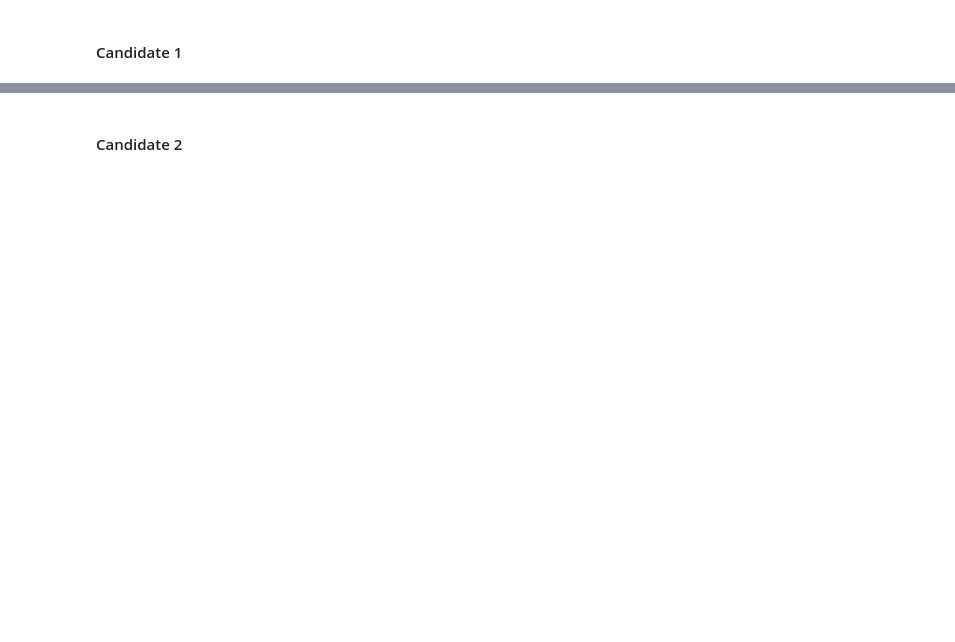
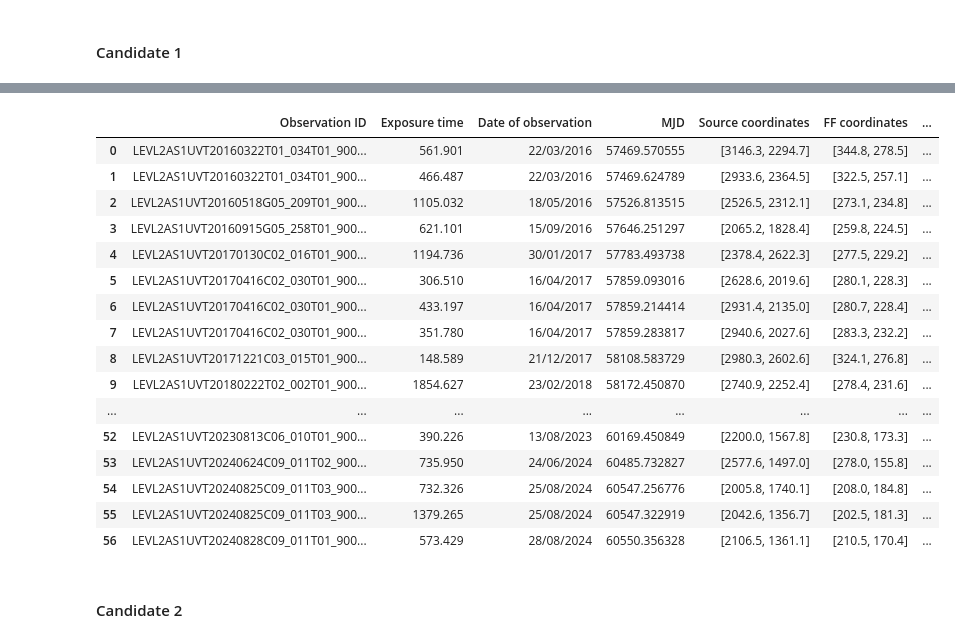
Before and after one commit to akanksha-dagore/UVIT-sensitivity-analysis, a Jupyter notebook: uvit_sensitivity.ipynb, the cells around one changed output, grey strips where cells are left out. Drawn from its saved outputs; the diff is of its cells as text; code cells hidden in the pictures; blank space fills up the shorter version.

```diff
--- a/uvit_sensitivity.ipynb
+++ b/uvit_sensitivity.ipynb
@@ -315 +196,10 @@ Y_FF_1, Y_FF_2, Y_FF_3, Y_FF_4 = [[i[j] for i in Y_FF_coord] for j in range(4)]
+# %%
+
+bkg_img_file_NGC188 = "NGC188/source_detection/source_bkg_NGC188.txt"
+data_txt_NGC188 = np.genfromtxt(bkg_img_file_NGC188, delimiter=',', dtype=None, encoding=None)
+data_NGC188 = np.array([row.split() for row in data_txt_NGC188]).T
+
+observation_id_NGC188 = data_NGC188[0]
+bkg_NGC188 = data_NGC188[3]
+bkg_data_NGC188 = pd.DataFrame(zip(observation_id_NGC188, bkg_NGC188), columns=['Observation ID', 'Median_background'])
 # %% [markdown]
@@ -506,2 +348,16 @@ for i in median_background:
+# %%
+
+# Converting candidate data to numpy arrays
+
+source_coord_NGC188 = np.array(source_coord_NGC188)
+source_coord_FF_NGC188 = np.array(source_coord_FF_NGC188)
+FF_NGC188 = np.array(FF_NGC188)
+bkg_sub_cps_NGC188 = np.array(bkg_sub_cps_NGC188)
+CPS_NGC188 = np.array(CPS_NGC188)
+CPS_err_NGC188 = np.array(CPS_err_NGC188)
+
+
+med_bkg_NGC188 = np.array(med_bkg_NGC188, dtype=np.str_)
+med_bkg_NGC188_float = np.array([f"{float(bkg):.3e}" for bkg in med_bkg_NGC188])
 # %% [markdown]
 #### Candidate 1
@@ -555,2 +364,34 @@ candidate_1
+# %%
+candidate_1 = pd.DataFrame(zip(obs_NGC188, exp_time_NGC188, obs_date_NGC188, mjd_time_NGC188, np.round(source_coord_NGC188[:,0],1),
+                               np.round(source_coord_FF_NGC188[:,0],1), FF_NGC188[:,0], med_bkg_NGC188_float, bkg_sub_cps_NGC188[:,0],
+                               CPS_NGC188[:,0], CPS_err_NGC188[:,0]),
+                           columns=['Observation ID', 'Exposure time', 'Date of observation', 'MJD', 'Source coordinates', 'FF coordinates',
+                                    'FF corrections', 'Median image background', 'Background subtracted CPS', 'Corrected CPS',
+                                    'Corrected CPS errors'])
+
+candidate_1 = candidate_1.sort_values(by='MJD', ascending=True).reset_index(drop=True)
+candidate_1.to_csv("master_sheets/candidate_1.csv", index=False)
+
+candidate_1_formatted = candidate_1.round({'Exposure time':3, 'FF corrections':3, 'Median image background':3, 'Background subtracted CPS':3,
+                                           'Corrected CPS':3, 'Corrected CPS errors':3}).reset_index(drop=True)
+candidate_1_formatted
+# %% [output]
+|  | Observation ID | Exposure time | Date of observation | MJD | Source coordinates | FF coordinates | ... |
+| 0 | LEVL2AS1UVT20160322T01_034T01_900... | 561.901 | 22/03/2016 | 57469.570555 | [3146.3, 2294.7] | [344.8, 278.5] | ... |
+| 1 | LEVL2AS1UVT20160322T01_034T01_900... | 466.487 | 22/03/2016 | 57469.624789 | [2933.6, 2364.5] | [322.5, 257.1] | ... |
+| 2 | LEVL2AS1UVT20160518G05_209T01_900... | 1105.032 | 18/05/2016 | 57526.813515 | [2526.5, 2312.1] | [273.1, 234.8] | ... |
+| 3 | LEVL2AS1UVT20160915G05_258T01_900... | 621.101 | 15/09/2016 | 57646.251297 | [2065.2, 1828.4] | [259.8, 224.5] | ... |
+| 4 | LEVL2AS1UVT20170130C02_016T01_900... | 1194.736 | 30/01/2017 | 57783.493738 | [2378.4, 2622.3] | [277.5, 229.2] | ... |
+| 5 | LEVL2AS1UVT20170416C02_030T01_900... | 306.510 | 16/04/2017 | 57859.093016 | [2628.6, 2019.6] | [280.1, 228.3] | ... |
+| 6 | LEVL2AS1UVT20170416C02_030T01_900... | 433.197 | 16/04/2017 | 57859.214414 | [2931.4, 2135.0] | [280.7, 228.4] | ... |
+| 7 | LEVL2AS1UVT20170416C02_030T01_900... | 351.780 | 16/04/2017 | 57859.283817 | [2940.6, 2027.6] | [283.3, 232.2] | ... |
+| 8 | LEVL2AS1UVT20171221C03_015T01_900... | 148.589 | 21/12/2017 | 58108.583729 | [2980.3, 2602.6] | [324.1, 276.8] | ... |
+| 9 | LEVL2AS1UVT20180222T02_002T01_900... | 1854.627 | 23/02/2018 | 58172.450870 | [2740.9, 2252.4] | [278.4, 231.6] | ... |
+| ... | ... | ... | ... | ... | ... | ... | ... |
+| 52 | LEVL2AS1UVT20230813C06_010T01_900... | 390.226 | 13/08/2023 | 60169.450849 | [2200.0, 1567.8] | [230.8, 173.3] | ... |
+| 53 | LEVL2AS1UVT20240624C09_011T02_900... | 735.950 | 24/06/2024 | 60485.732827 | [2577.6, 1497.0] | [278.0, 155.8] | ... |
+| 54 | LEVL2AS1UVT20240825C09_011T03_900... | 732.326 | 25/08/2024 | 60547.256776 | [2005.8, 1740.1] | [208.0, 184.8] | ... |
+| 55 | LEVL2AS1UVT20240825C09_011T03_900... | 1379.265 | 25/08/2024 | 60547.322919 | [2042.6, 1356.7] | [202.5, 181.3] | ... |
+| 56 | LEVL2AS1UVT20240828C09_011T01_900... | 573.429 | 28/08/2024 | 60550.356328 | [2106.5, 1361.1] | [210.5, 170.4] | ... |
 # %% [markdown]
 #### Candidate 2
```
Also changed, not shown: parts of 61 cells of this notebook, 11 other files.
